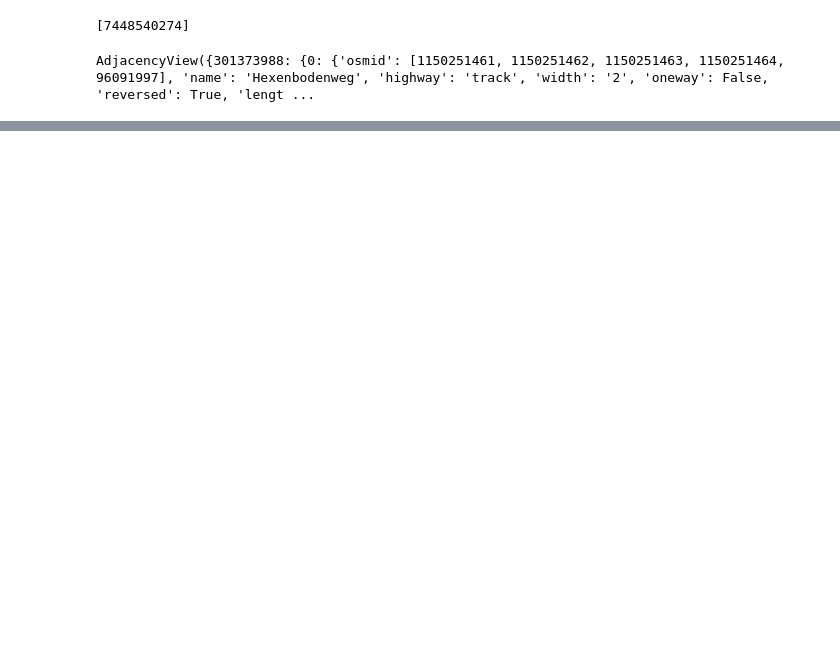
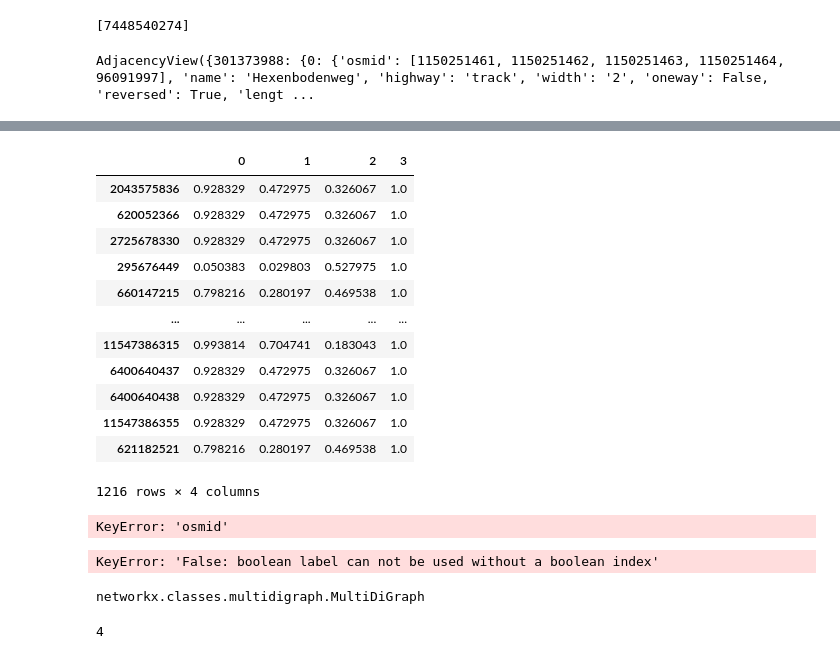
Before and after one commit to strubbi77/breisgauwind, a Jupyter notebook: EKI_Schule_Landuse_cnt.ipynb, the cells around one changed output, grey strips where cells are left out. Cells and saved outputs as stored; diff of their text form; code cells hidden in the pictures; blank space fills up the shorter version.

```diff
--- a/EKI_Schule_Landuse_cnt.ipynb
+++ b/EKI_Schule_Landuse_cnt.ipynb
@@ -399,0 +517,36 @@ dir(y)
+# %%
+#gdf_gem_hn.plot(color=hn_colors)
+#hn_colors
+#type(hn_colors)
+hn_colors_series = pd.DataFrame.from_dict(hn_colors,orient='index')
+hn_colors_series
+# %% [output]
+|  | 0 | 1 | 2 | 3 |
+| 2043575836 | 0.928329 | 0.472975 | 0.326067 | 1.0 |
+| 620052366 | 0.928329 | 0.472975 | 0.326067 | 1.0 |
+| 2725678330 | 0.928329 | 0.472975 | 0.326067 | 1.0 |
+| 295676449 | 0.050383 | 0.029803 | 0.527975 | 1.0 |
+| 660147215 | 0.798216 | 0.280197 | 0.469538 | 1.0 |
+| ... | ... | ... | ... | ... |
+| 11547386315 | 0.993814 | 0.704741 | 0.183043 | 1.0 |
+| 6400640437 | 0.928329 | 0.472975 | 0.326067 | 1.0 |
+| 6400640438 | 0.928329 | 0.472975 | 0.326067 | 1.0 |
+| 11547386355 | 0.928329 | 0.472975 | 0.326067 | 1.0 |
+| 621182521 | 0.798216 | 0.280197 | 0.469538 | 1.0 |
+1216 rows × 4 columns
+# %%
+gdf_gem_hn.merge(hn_colors_series, on='osmid')
+# %% [output]
+KeyError: 'osmid'
+# %%
+gdf_gem_hn.loc['osmid'==620835805]
+# %% [output]
+KeyError: 'False: boolean label can not be used without a boolean index'
+# %%
+hc = [hn_colors[node] if node in hn_colors else "none" for node in hn_colors.nodes()]
+# %% [output]
+networkx.classes.multidigraph.MultiDiGraph
+# %%
+len(hn_colors)
+# %% [output]
+4
```
Also changed, not shown: parts of 6 cells of this notebook.
